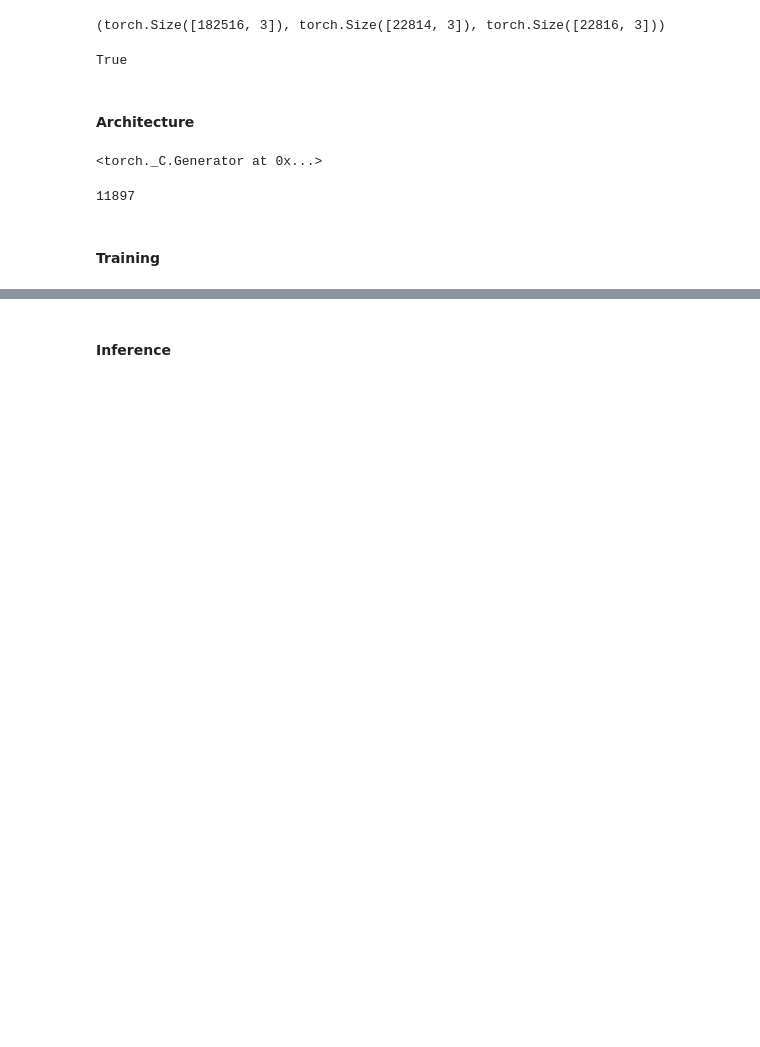
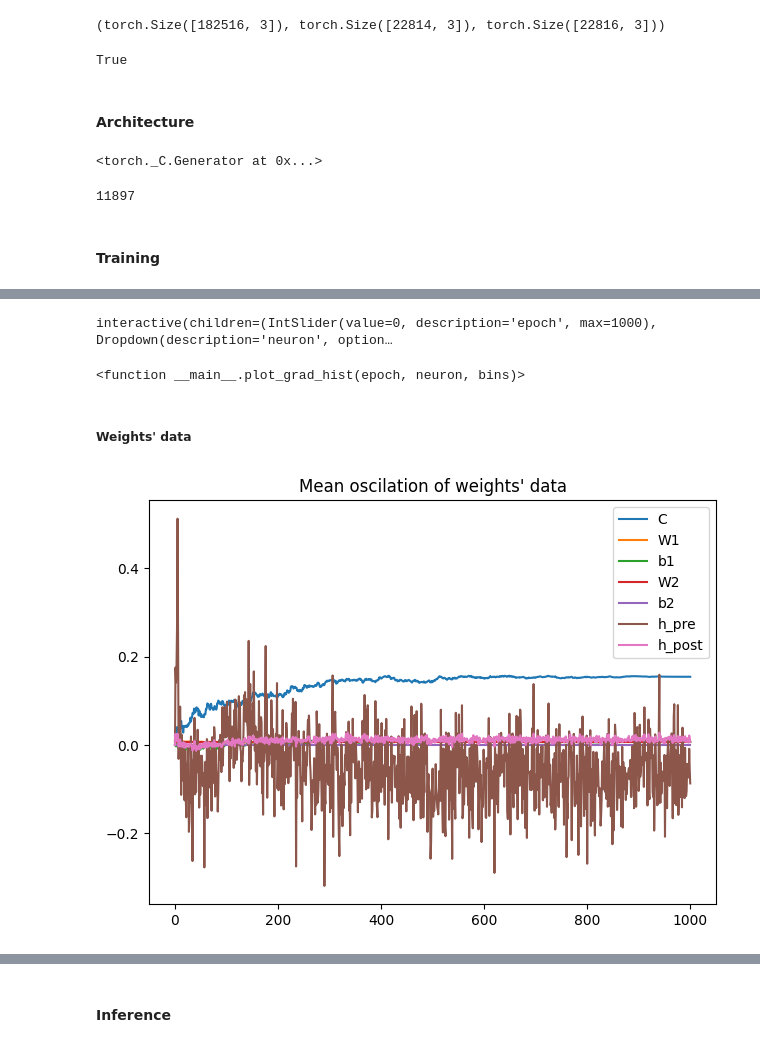
Before and after one commit to danorel/ml.fitness, a Jupyter notebook: src/makemore/notebooks/Example MLP.ipynb, the cells around one changed output, grey strips where cells are left out. Drawn from its saved outputs; the diff is of its cells as text; code cells hidden in the pictures; blank space fills up the shorter version.

```diff
--- a/src/makemore/notebooks/Example MLP.ipynb
+++ b/src/makemore/notebooks/Example MLP.ipynb
@@ -120,4 +130,17 @@ def forward(xs):
 # %%
 loss_tr = []
 loss_vl = []
+# %%
+from collections import defaultdict
+
+neuron_to_states = defaultdict(list)
+
+for neuron, parameter in parameters.items():
+    neuron_to_states[neuron].append((
+        0,
+        parameter.data.detach().cpu().flatten().tolist(),
+        parameter.grad.detach().cpu().flatten().tolist() if parameter.grad else None
+    ))
+neuron_to_states['h_pre'].append((0, None, None))
+neuron_to_states['h_post'].append((0, None, None))
 # %%
@@ -189,0 +242,48 @@ plt.show()
+# %%
+from ipywidgets import interact, IntSlider, Dropdown
+
+def plot_grad_hist(epoch, neuron, bins):
+    plt.figure(figsize=(6, 4))
+
+    states = neuron_to_states.get(neuron, [])
+    state = next((state for state in states if state[0] == epoch), None)
+
+    if state is None:
+        print("No data for this epoch/neuron")
+        return
+
+    data, grad = state[1], state[2]
+    if grad is not None:
+        plt.hist(grad, bins=bins, alpha=0.7)
+
+    plt.title(f"Observing: neuron={neuron} | epoch={epoch}")
+    plt.xlabel("Gradient")
+    plt.ylabel("Frequency")
+    plt.tight_layout()
+    plt.show()
+
+neurons = list(neuron_to_states.keys())
+max_epoch = max(p[0] for pairs in neuron_to_states.values() for p in pairs)
+
+interact(
+    plot_grad_hist,
+    epoch=IntSlider(min=0, max=max_epoch, step=1, value=0),
+    neuron=Dropdown(options=neurons, value=neurons[0]),
+    bins=IntSlider(min=5, max=100, step=5, value=25)
+)
+# %% [output]
+interactive(children=(IntSlider(value=0, description='epoch', max=1000), Dropdown(description='neuron', option…
+<function __main__.plot_grad_hist(epoch, neuron, bins)>
+# %% [markdown]
+##### Weights' data
+# %%
+for neuron, parameters in neuron_to_states.items():
+    epochs = [e for e, d, g in parameters]
+    data = [np.mean(d) if d else 0.0 for e, d, g in parameters]
+    plt.plot(epochs, data, label=neuron)
+plt.title("Mean oscilation of weights' data")
+plt.tight_layout()
+plt.legend()
+plt.show()
+# %% [output]
+[figure, added]
```
Also changed, not shown: parts of 10 cells of this notebook.
